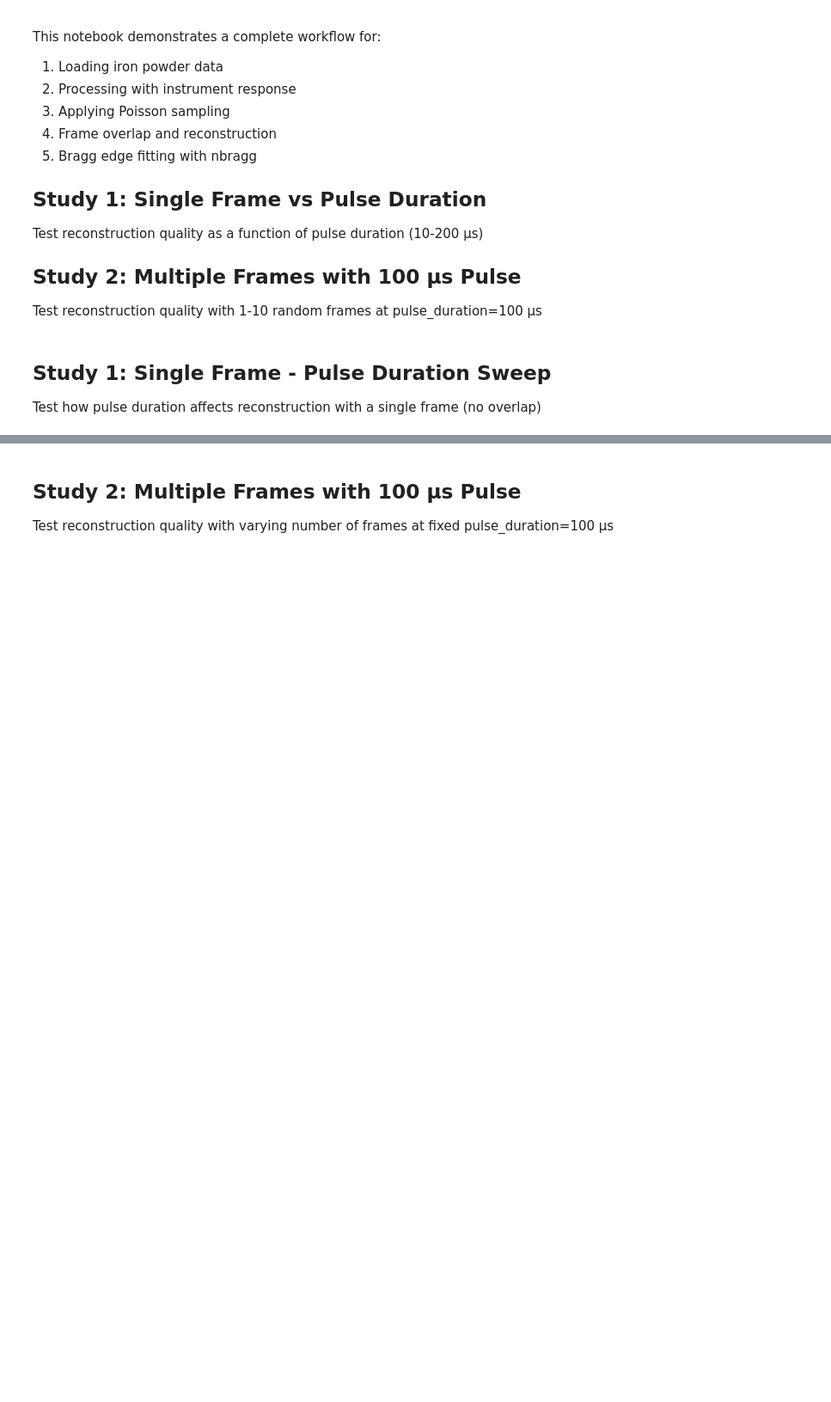
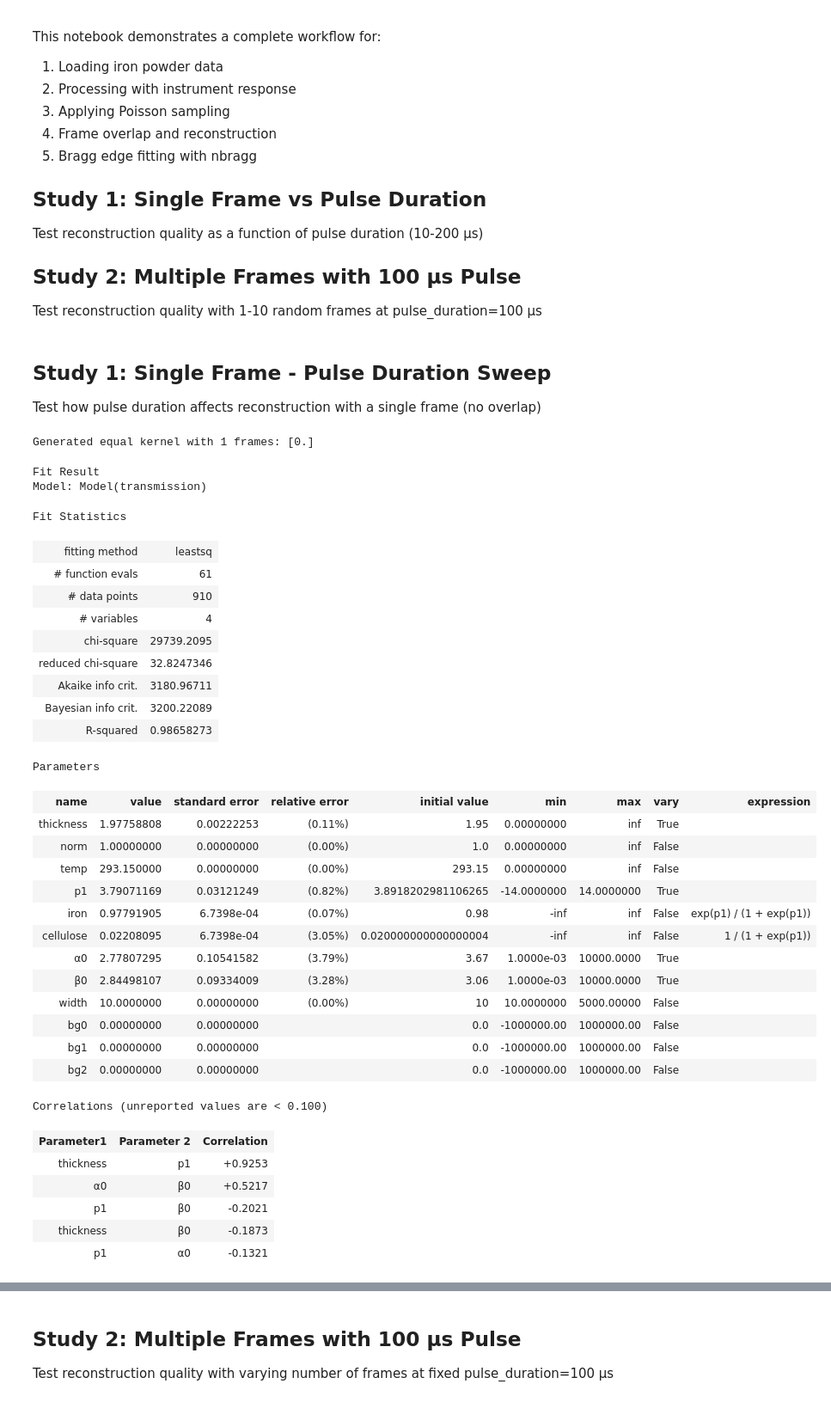
Before and after one commit to TsvikiHirsh/frame_overlap, a Jupyter notebook: notebooks/simple_reconstruction_example.ipynb, the cells around one changed output, grey strips where cells are left out. Shown at 86% size. Saved outputs shown, nothing was run; the diff lists cells and outputs as text; code cells hidden in the pictures; blank space fills up the shorter version.

```diff
--- a/notebooks/simple_reconstruction_example.ipynb
+++ b/notebooks/simple_reconstruction_example.ipynb
@@ -24,3 +24,75 @@ from frame_overlap import Data, Reconstruct, Analysis
 ## Study 1: Single Frame - Pulse Duration Sweep
 
 Test how pulse duration affects reconstruction with a single frame (no overlap)
+# %%
+data = Data(
+    signal_file='iron_powder.csv',
+    openbeam_file='openbeam.csv',
+    flux=5e6,
+    duration=0.5,
+    freq=20
+)
+pulse_dur=10
+# Process pipeline
+data.convolute_response(pulse_duration=pulse_dur)
+# data.poisson_sample(flux=1e6, freq=20, measurement_time=8)  # 8 hours
+data.overlap(kernel=1, total_time=50, mode='equal')  # Single frame
+
+# Reconstruct
+recon = Reconstruct(data, tmin=None, tmax=None)
+recon.filter(kind='wiener', noise_power=1.0)
+
+# Get reconstruction statistics
+stats = recon.get_statistics()
+
+# nbragg fit with iron_with_cellulose model
+analysis = Analysis(
+    xs='iron_cellulose_fixed_response',
+    vary_background=False,
+    vary_response=True,
+    vary_weights=True,
+    response="square_jorgensen",
+    pulse_duration=pulse_dur
+
+)
+analysis.set_params(temp={'vary': False})  # Never vary temperature
+
+result = analysis.fit(recon, wlmin=1.0, wlmax=5.0)
+# %% [output]
+Generated equal kernel with 1 frames: [0.]
+# %%
+result
+# %% [output]
+Fit Result
+Model: Model(transmission)
+Fit Statistics
+| fitting method | leastsq |
+| # function evals | 61 |
+| # data points | 910 |
+| # variables | 4 |
+| chi-square | 29739.2095 |
+| reduced chi-square | 32.8247346 |
+| Akaike info crit. | 3180.96711 |
+| Bayesian info crit. | 3200.22089 |
+| R-squared | 0.98658273 |
+Parameters
+| name | value | standard error | relative error | initial value | min | max | vary | expression |
+| thickness | 1.97758808 | 0.00222253 | (0.11%) | 1.95 | 0.00000000 | inf | True |  |
+| norm | 1.00000000 | 0.00000000 | (0.00%) | 1.0 | 0.00000000 | inf | False |  |
+| temp | 293.150000 | 0.00000000 | (0.00%) | 293.15 | 0.00000000 | inf | False |  |
+| p1 | 3.79071169 | 0.03121249 | (0.82%) | 3.8918202981106265 | -14.0000000 | 14.0000000 | True |  |
+| iron | 0.97791905 | 6.7398e-04 | (0.07%) | 0.98 | -inf | inf | False | exp(p1) / (1 + exp(p1)) |
+| cellulose | 0.02208095 | 6.7398e-04 | (3.05%) | 0.020000000000000004 | -inf | inf | False | 1 / (1 + exp(p1)) |
+| α0 | 2.77807295 | 0.10541582 | (3.79%) | 3.67 | 1.0000e-03 | 10000.0000 | True |  |
+| β0 | 2.84498107 | 0.09334009 | (3.28%) | 3.06 | 1.0000e-03 | 10000.0000 | True |  |
+| width | 10.0000000 | 0.00000000 | (0.00%) | 10 | 10.0000000 | 5000.00000 | False |  |
+| bg0 | 0.00000000 | 0.00000000 |  | 0.0 | -1000000.00 | 1000000.00 | False |  |
+| bg1 | 0.00000000 | 0.00000000 |  | 0.0 | -1000000.00 | 1000000.00 | False |  |
+| bg2 | 0.00000000 | 0.00000000 |  | 0.0 | -1000000.00 | 1000000.00 | False |  |
+Correlations (unreported values are < 0.100)
+| Parameter1 | Parameter 2 | Correlation |
+| thickness | p1 | +0.9253 |
+| α0 | β0 | +0.5217 |
+| p1 | β0 | -0.2021 |
+| thickness | β0 | -0.1873 |
+| p1 | α0 | -0.1321 |
```
Also changed, not shown: parts of 6 cells of this notebook.
